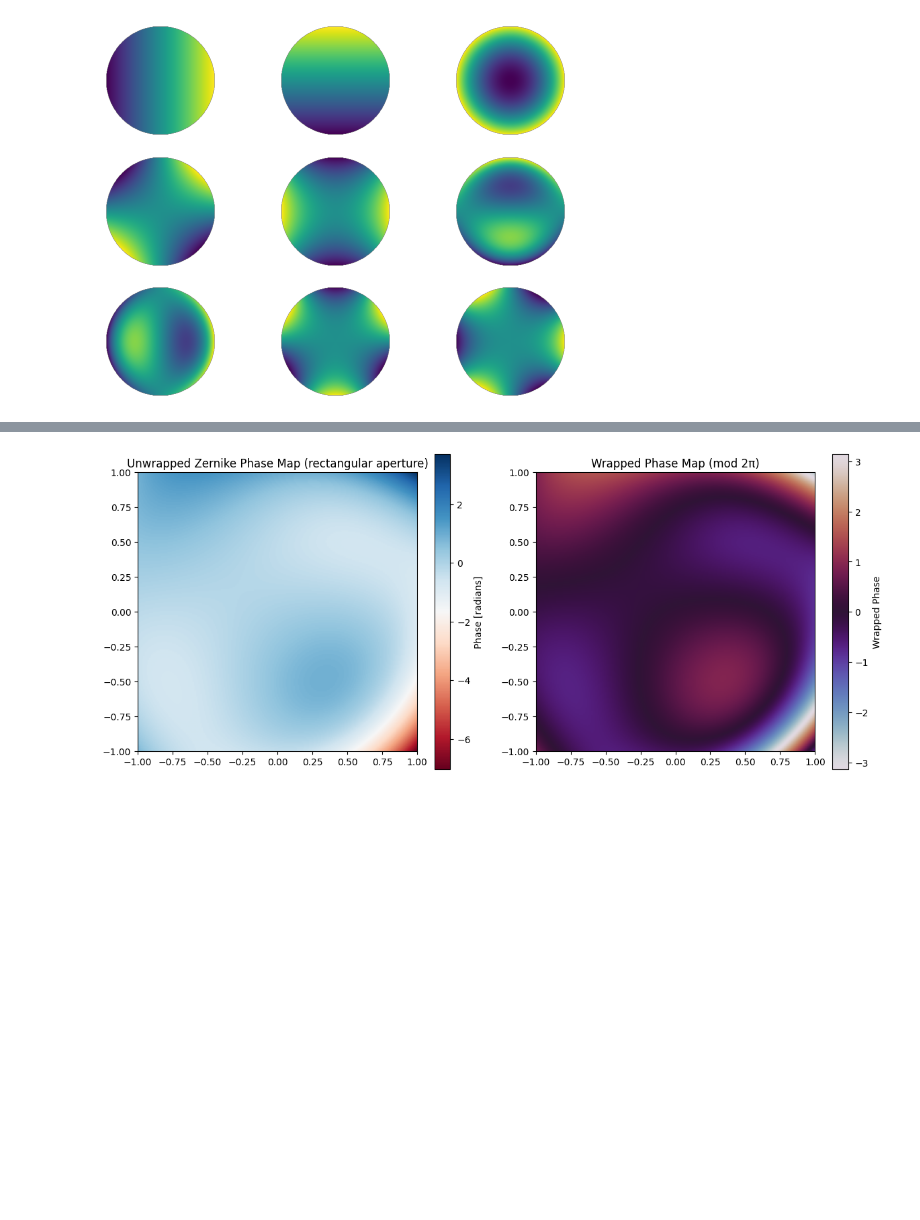
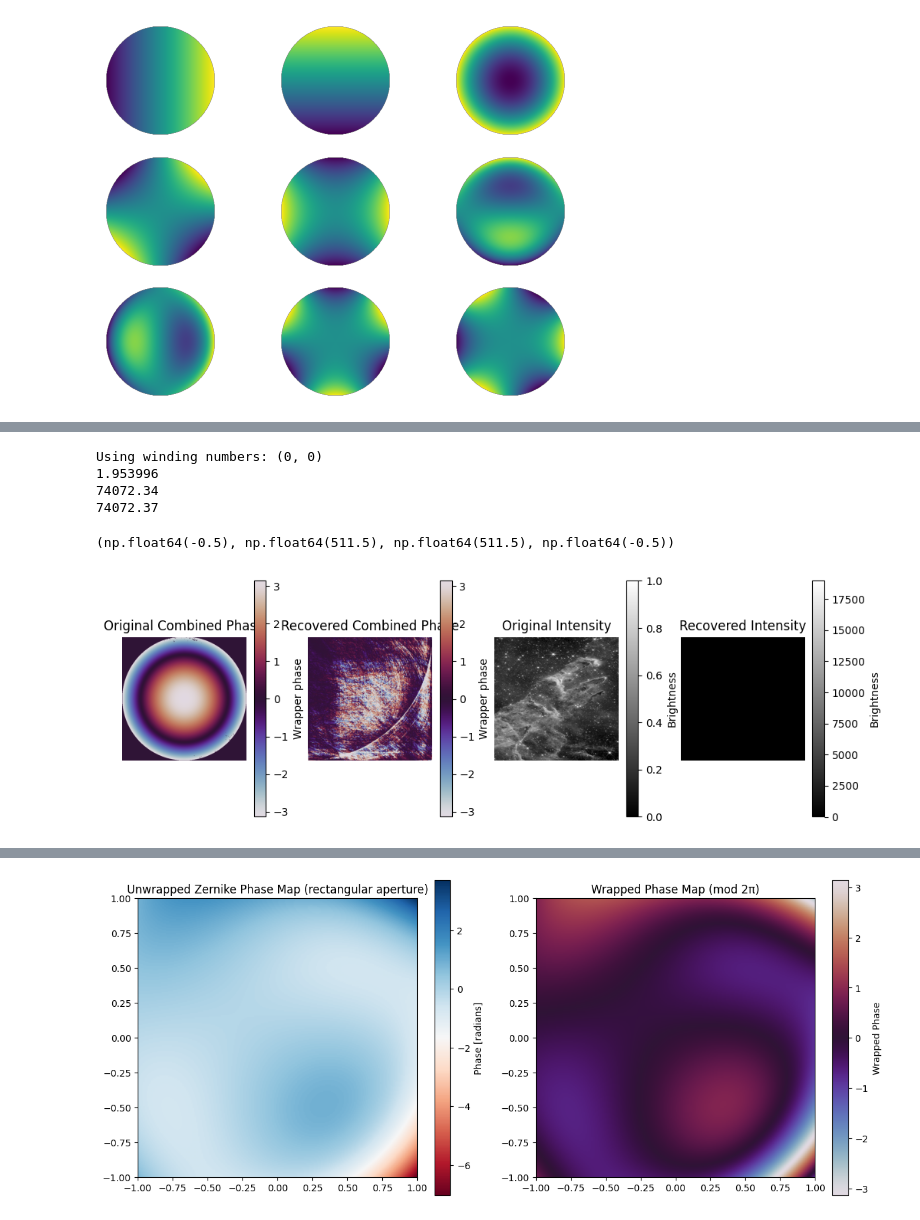
Before and after one commit to cbrabes/phastphase, a Jupyter notebook: generation_notebook.ipynb, the cells around one changed output, grey strips where cells are left out. Saved outputs shown, nothing was run; the diff lists cells and outputs as text; code cells hidden in the pictures; blank space fills up the shorter version.

```diff
--- a/generation_notebook.ipynb
+++ b/generation_notebook.ipynb
@@ -162,0 +162,69 @@ plt.show()
+# %%
+from phastphase.retrieval_jax import refine, retrieve
+import jax.numpy as jnp
+
+
+near_field = jnp.copy(E) #/ jnp.linalg.vector_norm(E)
+y = np.abs(np.fft.fft2(near_field, s=np.array(np.shape(near_field))*2))**2
+# y += 2
+# y = np.fft.fftshift(y)
+y = y / (np.shape(y)[0]*np.shape(y)[1])
+
+# near_field = E.copy()/jnp.linalg.vector_norm(E)
+# oversample = 2
+# # near_field = near_field.at[0,0].set(1000*jnp.size(E))
+# far_field_shape = (E.shape[0]*oversample, E.shape[1]*oversample)
+# y = jnp.abs(jnp.fft.fft2(near_field, s=far_field_shape, norm="ortho"))**2
+
+mask = jnp.ones_like(near_field)
+x_out, val = retrieve(
+    y,
+    mask,
+    max_iters=1000,
+    descent_method=0,
+    grad_tolerance=1e-8,
+    wind_method = 0,
+    winding_guess=(0, 0),
+)
+
+print(jnp.linalg.vector_norm(x_out - near_field) / jnp.linalg.vector_norm(near_field))
+print(np.sum(y))
+print(np.sum(np.abs(near_field)**2))
+
+fig, ax = plt.subplots(1, 4, figsize=(12, 4))
+
+im = ax[0].imshow(np.angle(near_field), cmap='twilight')
+ax[0].set_title("Original Combined Phase")
+fig.colorbar(im, label='Wrapper phase', ax=ax[0])
+ax[0].axis('off')
+
+im = ax[1].imshow(np.angle(x_out), cmap='twilight')
+ax[1].set_title("Recovered Combined Phase")
+fig.colorbar(im, label='Wrapper phase', ax=ax[1])
+ax[1].axis('off')
+
+# a = near_field.at[0, 0].set(0)
+# b = x_out.at[0, 0].set(0)
+
+a = np.copy(near_field)
+b = np.copy(x_out)
+
+# a[0:2, 0:2] = 1
+# b[0:5, 0:5] = 1
+
+im = ax[2].imshow(np.abs(a)**2, cmap='gray')
+ax[2].set_title("Original Intensity")
+fig.colorbar(im, label='Brightness', ax=ax[2])
+ax[2].axis('off')
+
+im = ax[3].imshow(np.abs(b)**2, cmap='gray')
+ax[3].set_title("Recovered Intensity")
+fig.colorbar(im, label='Brightness', ax=ax[3])
+ax[3].axis('off')
+# %% [output]
+Using winding numbers: (0, 0)
+1.953996
+74072.34
+74072.37
+(np.float64(-0.5), np.float64(511.5), np.float64(511.5), np.float64(-0.5))
+[figure, added]
```
Also changed, not shown: parts of 13 cells of this notebook.
